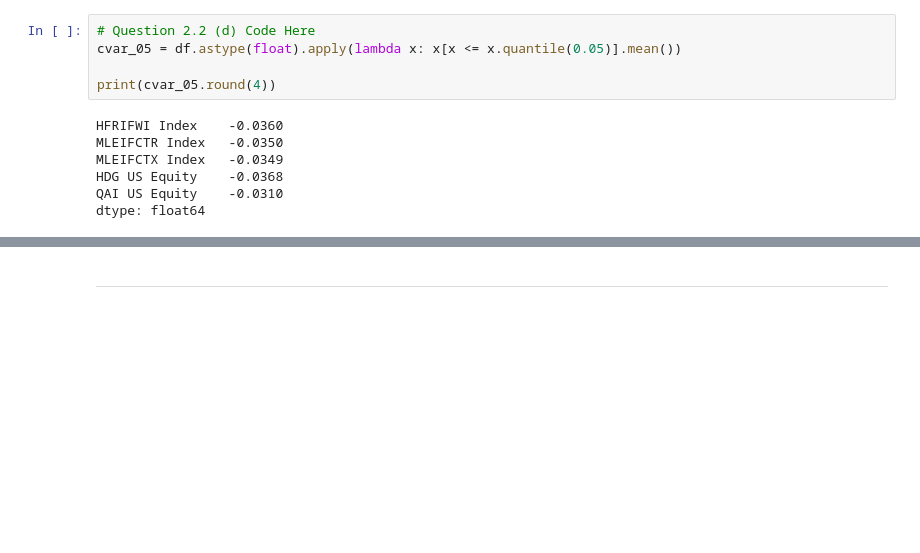
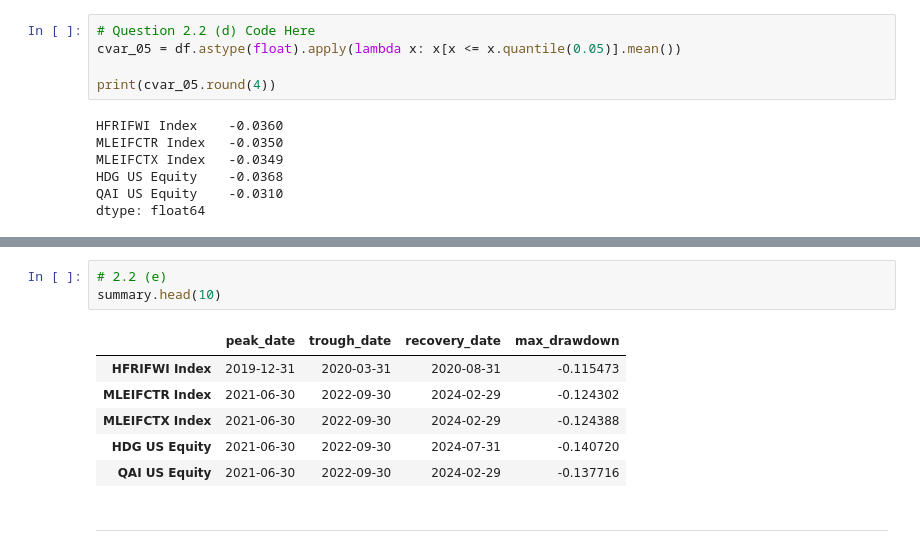
Before and after one commit to t-flora/portfolio-risk-mgmt, a Jupyter notebook: hw2/ProSharesReplication.ipynb, the cells around one changed output, grey strips where cells are left out. Cells and saved outputs as stored; diff of their text form; blank space fills up the shorter version.

```diff
--- a/hw2/ProSharesReplication.ipynb
+++ b/hw2/ProSharesReplication.ipynb
@@ -162,3 +195,13 @@ dtype: float64
+# %%
+# 2.2 (e)
+summary.head(10)
+# %% [output]
+|  | peak_date | trough_date | recovery_date | max_drawdown |
+| HFRIFWI Index | 2019-12-31 | 2020-03-31 | 2020-08-31 | -0.115473 |
+| MLEIFCTR Index | 2021-06-30 | 2022-09-30 | 2024-02-29 | -0.124302 |
+| MLEIFCTX Index | 2021-06-30 | 2022-09-30 | 2024-02-29 | -0.124388 |
+| HDG US Equity | 2021-06-30 | 2022-09-30 | 2024-07-31 | -0.140720 |
+| QAI US Equity | 2021-06-30 | 2022-09-30 | 2024-02-29 | -0.137716 |
 # %% [markdown]
 -----
 # %% [markdown]
```
Also changed, not shown: parts of 17 cells of this notebook, 1 other file.
